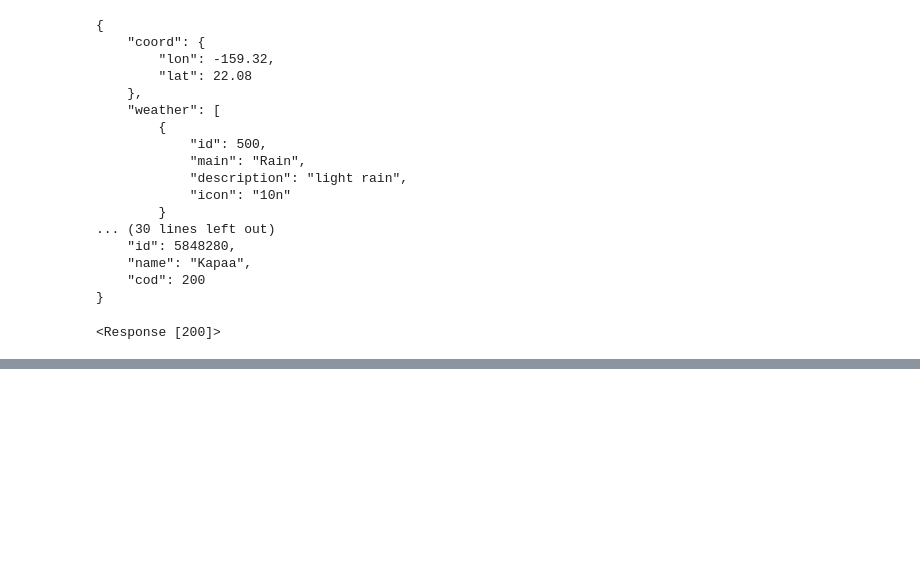
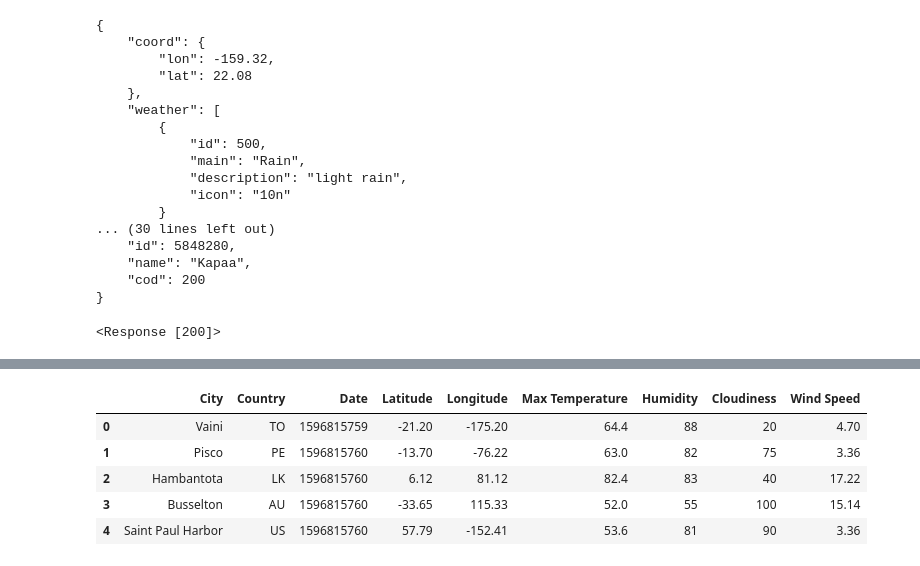
Before and after one commit to cynthiazhang88/Python-APIs, a Jupyter notebook: WeatherPy/WeatherPys.ipynb, the cells around one changed output, grey strips where cells are left out. Drawn from its saved outputs; the diff is of its cells as text; code cells hidden in the pictures; blank space fills up the shorter version.

```diff
--- a/WeatherPy/WeatherPys.ipynb
+++ b/WeatherPy/WeatherPys.ipynb
@@ -120,0 +147,9 @@ Processing Record 116 | Ulladulla
+# %%
+weather_data.head()
+# %% [output]
+|  | City | Country | Date | Latitude | Longitude | Max Temperature | Humidity | Cloudiness | Wind Speed |
+| 0 | Vaini | TO | 1596815759 | -21.20 | -175.20 | 64.4 | 88 | 20 | 4.70 |
+| 1 | Pisco | PE | 1596815760 | -13.70 | -76.22 | 63.0 | 82 | 75 | 3.36 |
+| 2 | Hambantota | LK | 1596815760 | 6.12 | 81.12 | 82.4 | 83 | 40 | 17.22 |
+| 3 | Busselton | AU | 1596815760 | -33.65 | 115.33 | 52.0 | 55 | 100 | 15.14 |
+| 4 | Saint Paul Harbor | US | 1596815760 | 57.79 | -152.41 | 53.6 | 81 | 90 | 3.36 |
```
Also changed, not shown: parts of 4 cells of this notebook.
